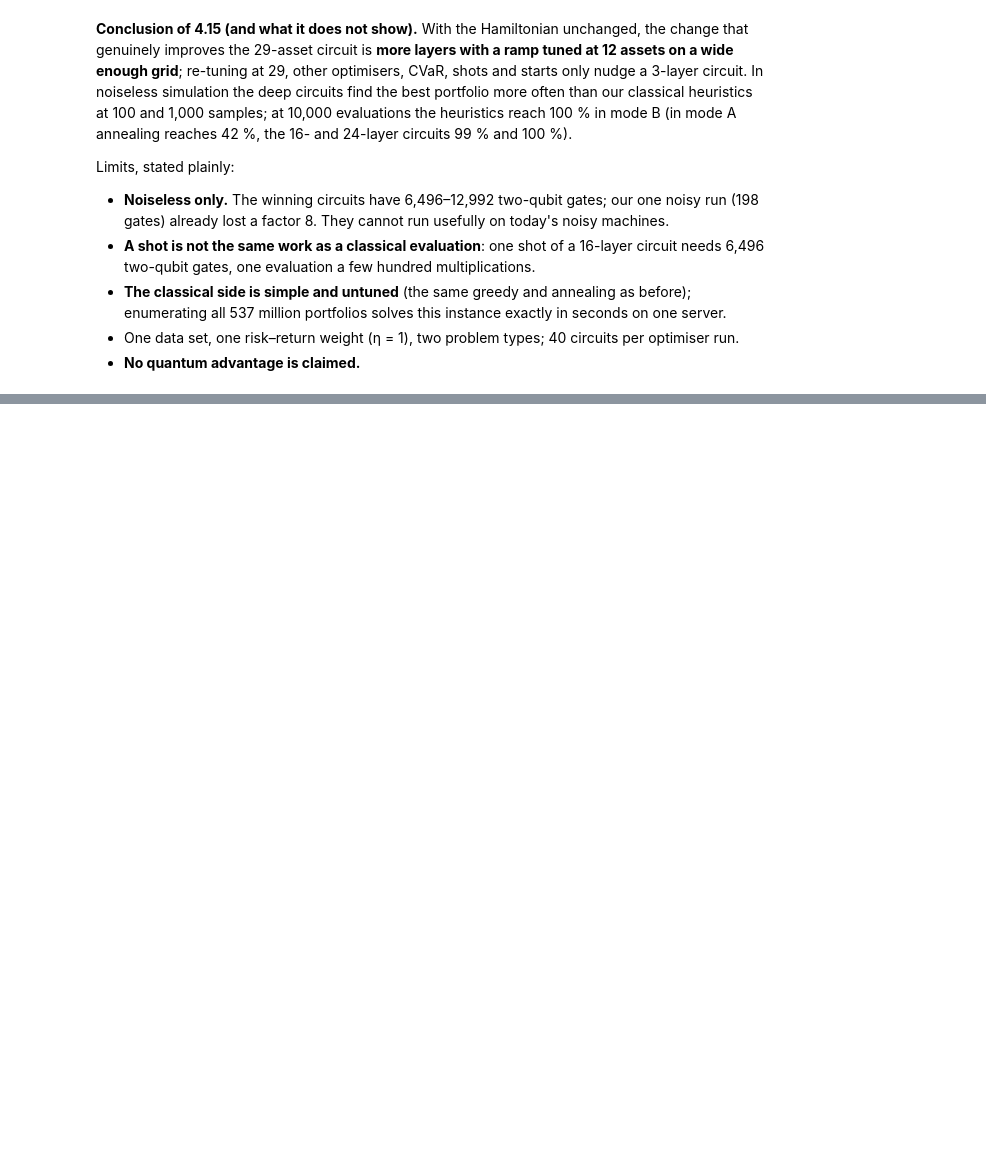
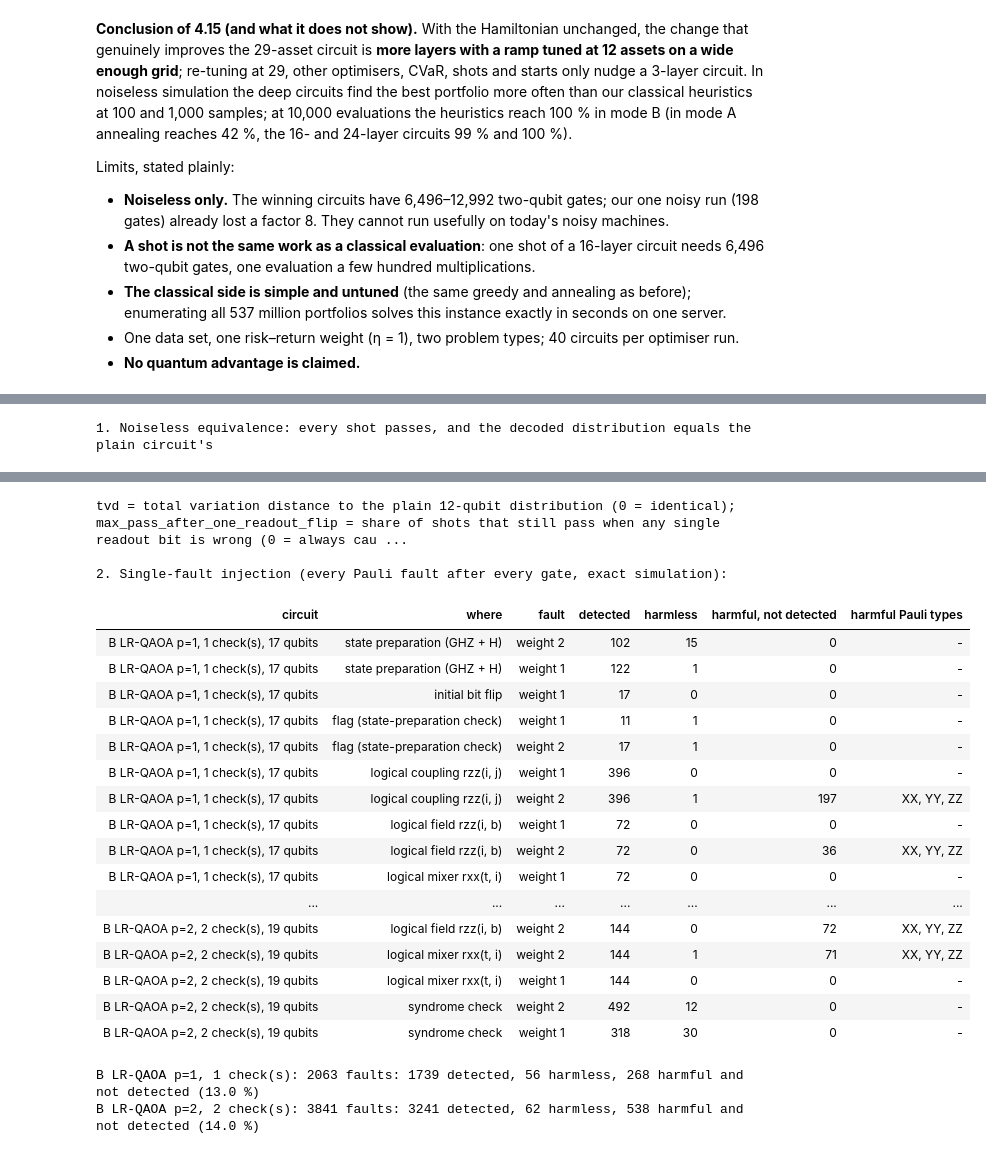
Before and after one commit to Oussema-t/zollerqu-qollab, a Jupyter notebook: stocks/stock_idea_ZollerQu.ipynb, the cells around one changed output, grey strips where cells are left out. Cells and saved outputs as stored; diff of their text form; code cells hidden in the pictures; blank space fills up the shorter version.

```diff
--- a/stocks/stock_idea_ZollerQu.ipynb
+++ b/stocks/stock_idea_ZollerQu.ipynb
@@ -3713,0 +3947,50 @@ if sys.platform != "emscripten":  # Qollab (Pyodide) calls main() itself; locall
+# %%
+import json
+import sys
+from pathlib import Path
+
+import matplotlib.pyplot as plt
+import numpy as np
+import pandas as pd
+from IPython.display import display
+
+ROOT = Path.cwd() if (Path.cwd() / "stocks").is_dir() else Path.cwd().parent
+FIG_OUT = ROOT / "results" / "figures"
+
+
+def load_qollab_main():
+    """The functions of qollab/main.py (the code that runs on Qollab), without running main()."""
+    code = (ROOT / "qollab" / "main.py").read_text()
+    code = code[:code.index('if sys.platform != "emscripten":')]
+    ns = {"__name__": "qollab_main"}
+    exec(compile(code, "qollab/main.py", "exec"), ns)
+    return ns
+
+
+QM = load_qollab_main()
+ver_path = ROOT / "results" / "iceberg_verification.json"
+if not ver_path.is_file():
+    print("results/iceberg_verification.json not found: run `python -m stocks.verify_iceberg`")
+else:
+    VER = json.loads(ver_path.read_text())
+    print("1. Noiseless equivalence: every shot passes, and the decoded distribution equals the plain circuit's")
+    display(pd.DataFrame(VER["equivalence"]).style.format({"pass_probability": "{:.12f}", "tvd_vs_plain": "{:.1e}", "decoder_tvd_vs_plain": "{:.1e}",
+                                                            "decoder_kept_share": "{:.3f}", "max_pass_after_one_readout_flip": "{:.1e}"}).hide(axis="index"))
+    print("tvd = total variation distance to the plain 12-qubit distribution (0 = identical); "
+          "max_pass_after_one_readout_flip = share of shots that still pass when any single readout bit is wrong (0 = always caught)")
+    print()
+    print("2. Single-fault injection (every Pauli fault after every gate, exact simulation):")
+    rows = []
+    for f in VER["faults"]:
+        for bucket, e in f["by_location"].items():
+            where, weight = bucket.split(" | ")
+            rows.append({"circuit": f"{f['circuit']}, {f['checks']} check(s), {f['qubits']} qubits", "where": where, "fault": weight,
+                         "detected": e["detected"], "harmless": e["harmless"], "harmful, not detected": e["harmful"],
+                         "harmful Pauli types": ", ".join(sorted(e["harmful_paulis"])) or "-"})
+    display(pd.DataFrame(rows).hide(axis="index") if hasattr(pd.DataFrame, "hide") else pd.DataFrame(rows).style.hide(axis="index"))
+    for f in VER["faults"]:
+        t = f["totals"]
+        print(f"{f['circuit']}, {f['checks']} check(s): {f['faults']} faults: {t['detected']} detected, {t['harmless']} harmless, "
+              f"{t['harmful']} harmful and not detected ({100 * t['harmful'] / f['faults']:.1f} %)")
+# %% [output]
+1. Noiseless equivalence: every shot passes, and the decoded distribution equals the plain circuit's
@@ -3713,0 +4007,22 @@ if sys.platform != "emscripten":  # Qollab (Pyodide) calls main() itself; locall
+tvd = total variation distance to the plain 12-qubit distribution (0 = identical); max_pass_after_one_readout_flip = share of shots that still pass when any single readout bit is wrong (0 = always cau ...
+
+2. Single-fault injection (every Pauli fault after every gate, exact simulation):
+| circuit | where | fault | detected | harmless | harmful, not detected | harmful Pauli types |
+| B LR-QAOA p=1, 1 check(s), 17 qubits | state preparation (GHZ + H) | weight 2 | 102 | 15 | 0 | - |
+| B LR-QAOA p=1, 1 check(s), 17 qubits | state preparation (GHZ + H) | weight 1 | 122 | 1 | 0 | - |
+| B LR-QAOA p=1, 1 check(s), 17 qubits | initial bit flip | weight 1 | 17 | 0 | 0 | - |
+| B LR-QAOA p=1, 1 check(s), 17 qubits | flag (state-preparation check) | weight 1 | 11 | 1 | 0 | - |
+| B LR-QAOA p=1, 1 check(s), 17 qubits | flag (state-preparation check) | weight 2 | 17 | 1 | 0 | - |
+| B LR-QAOA p=1, 1 check(s), 17 qubits | logical coupling rzz(i, j) | weight 1 | 396 | 0 | 0 | - |
+| B LR-QAOA p=1, 1 check(s), 17 qubits | logical coupling rzz(i, j) | weight 2 | 396 | 1 | 197 | XX, YY, ZZ |
+| B LR-QAOA p=1, 1 check(s), 17 qubits | logical field rzz(i, b) | weight 1 | 72 | 0 | 0 | - |
+| B LR-QAOA p=1, 1 check(s), 17 qubits | logical field rzz(i, b) | weight 2 | 72 | 0 | 36 | XX, YY, ZZ |
+| B LR-QAOA p=1, 1 check(s), 17 qubits | logical mixer rxx(t, i) | weight 1 | 72 | 0 | 0 | - |
+| ... | ... | ... | ... | ... | ... | ... |
+| B LR-QAOA p=2, 2 check(s), 19 qubits | logical field rzz(i, b) | weight 2 | 144 | 0 | 72 | XX, YY, ZZ |
+| B LR-QAOA p=2, 2 check(s), 19 qubits | logical mixer rxx(t, i) | weight 2 | 144 | 1 | 71 | XX, YY, ZZ |
+| B LR-QAOA p=2, 2 check(s), 19 qubits | logical mixer rxx(t, i) | weight 1 | 144 | 0 | 0 | - |
+| B LR-QAOA p=2, 2 check(s), 19 qubits | syndrome check | weight 2 | 492 | 12 | 0 | - |
+| B LR-QAOA p=2, 2 check(s), 19 qubits | syndrome check | weight 1 | 318 | 30 | 0 | - |
+B LR-QAOA p=1, 1 check(s): 2063 faults: 1739 detected, 56 harmless, 268 harmful and not detected (13.0 %)
+B LR-QAOA p=2, 2 check(s): 3841 faults: 3241 detected, 62 harmless, 538 harmful and not detected (14.0 %)
```
Also changed, not shown: parts of 9 cells of this notebook, 7 other files.
